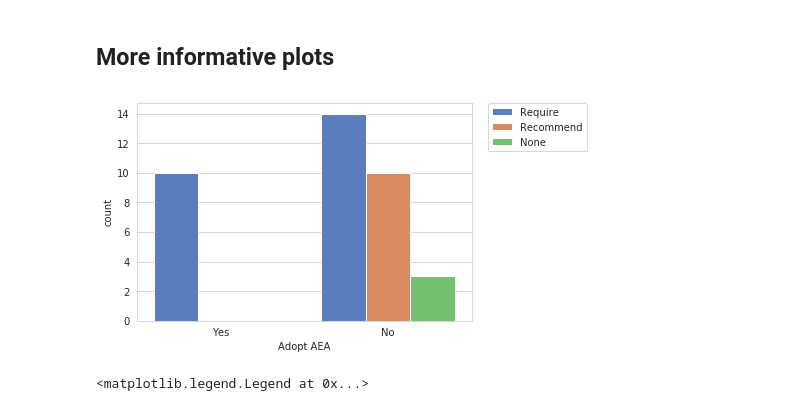
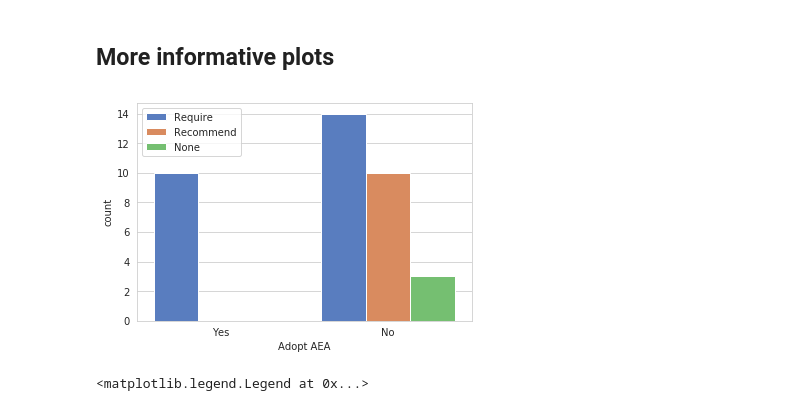
Before and after one commit to atrisovic/econ-data-policy, a Jupyter notebook: econ-data-policy-results.ipynb, the cells around one changed output. Saved outputs shown, nothing was run; the diff lists cells and outputs as text; code cells hidden in the pictures.

Commit message:
fix legend view

```diff
--- a/econ-data-policy-results.ipynb
+++ b/econ-data-policy-results.ipynb
@@ -70,10 +70,11 @@ plt.savefig('img/adopt-aea.png')
 # %%
 sns.countplot(x='Adopt AEA', hue='Policy type', data=df, palette="muted")
 # move legend out
-plt.legend(bbox_to_anchor=(1.05, 1), loc=2, borderaxespad=0.)
+# plt.legend(bbox_to_anchor=(1.05, 1), loc=2, borderaxespad=0.)
+plt.legend(loc=2)
 plt.savefig('img/adopt-aea-type.png')
 # %% [output]
-[figure, old version]
+[figure, new version]
 # %%
 sns.countplot(x='Policy type', hue='Sharing mode', data=df)
 # move legend out
```
Also changed, not shown: parts of 1 cell of this notebook, 2 other files.
